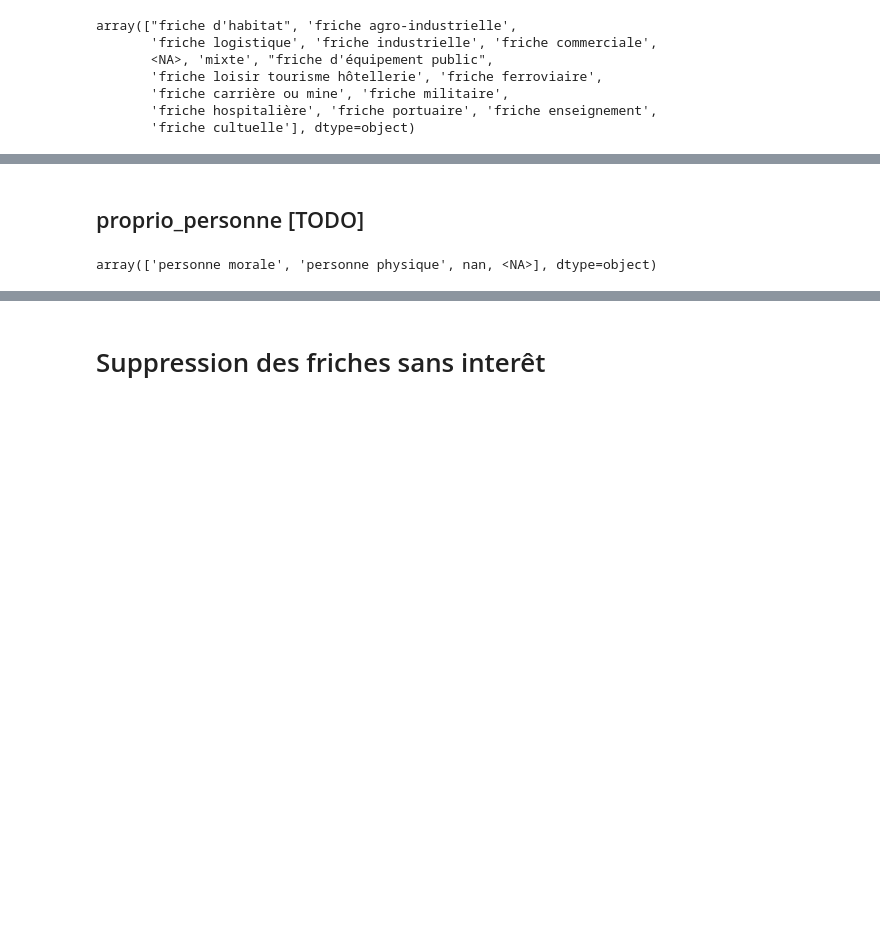
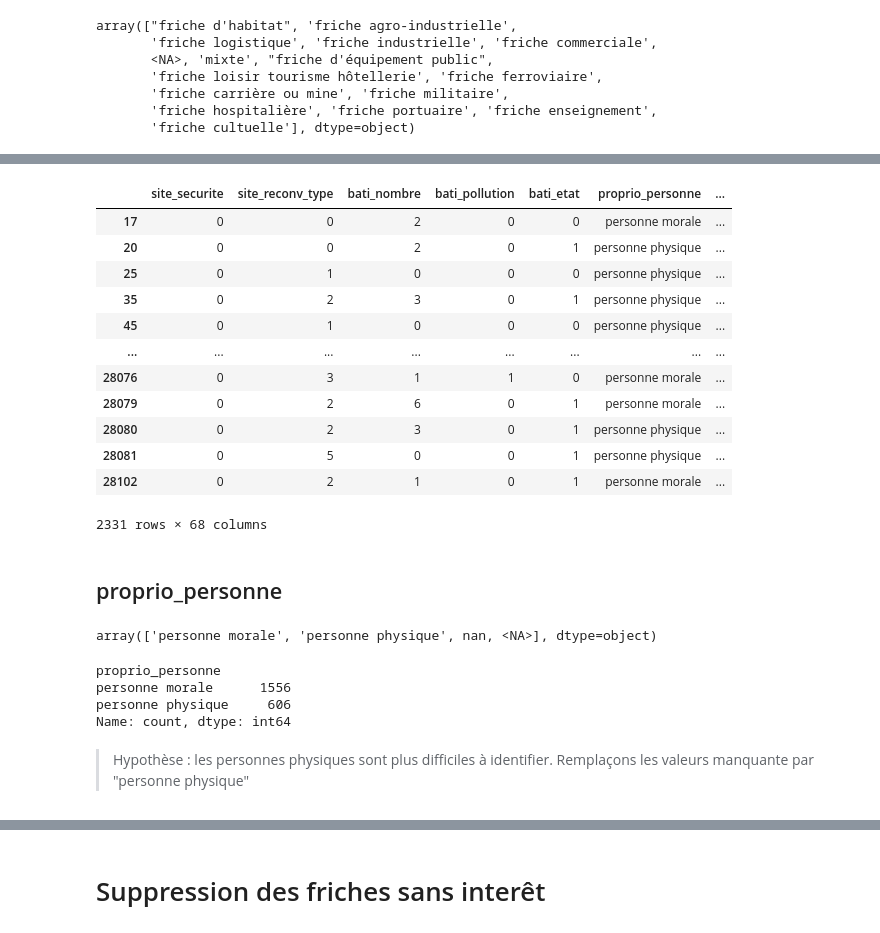
Before and after one commit to heuzef/cartofriches, a Jupyter notebook: profil/ml/ml_cartofriches_preprocess.ipynb, the cells around one changed output, grey strips where cells are left out. Cells and saved outputs as stored; diff of their text form; code cells hidden in the pictures; blank space fills up the shorter version.

```diff
--- a/profil/ml/ml_cartofriches_preprocess.ipynb
+++ b/profil/ml/ml_cartofriches_preprocess.ipynb
@@ -1222,6 +1282,36 @@ array(["friche d'habitat", 'friche agro-industrielle',
+# %%
+# Supprimer site_type
+df_friches_reconv = df_friches_reconv.drop(columns=['site_type'])
+
+# Ajouter les données encodés
+df_friches_reconv = pd.concat([df_friches_reconv, df_encoded[site_type_encoded_columns]], axis=1)
+df_friches_reconv
+# %% [output]
+|  | site_securite | site_reconv_type | bati_nombre | bati_pollution | bati_etat | proprio_personne | ... |
+| 17 | 0 | 0 | 2 | 0 | 0 | personne morale | ... |
+| 20 | 0 | 0 | 2 | 0 | 1 | personne physique | ... |
+| 25 | 0 | 1 | 0 | 0 | 0 | personne physique | ... |
+| 35 | 0 | 2 | 3 | 0 | 1 | personne physique | ... |
+| 45 | 0 | 1 | 0 | 0 | 0 | personne physique | ... |
+| ... | ... | ... | ... | ... | ... | ... | ... |
+| 28076 | 0 | 3 | 1 | 1 | 0 | personne morale | ... |
+| 28079 | 0 | 2 | 6 | 0 | 1 | personne morale | ... |
+| 28080 | 0 | 2 | 3 | 0 | 1 | personne physique | ... |
+| 28081 | 0 | 5 | 0 | 0 | 1 | personne physique | ... |
+| 28102 | 0 | 2 | 1 | 0 | 1 | personne morale | ... |
+2331 rows × 68 columns
 # %% [markdown]
-## proprio_personne [TODO]
+## proprio_personne
 # %%
 df_friches_reconv["proprio_personne"].unique()
 # %% [output]
 array(['personne morale', 'personne physique', nan, <NA>], dtype=object)
+# %%
+df_friches_reconv["proprio_personne"].value_counts()
+# %% [output]
+proprio_personne
+personne morale      1556
+personne physique     606
+Name: count, dtype: int64
+# %% [markdown]
+> Hypothèse : les personnes physiques sont plus difficiles à identifier. Remplaçons les valeurs manquante par "personne physique"
```
Also changed, not shown: parts of 8 cells of this notebook, 1 other file.
